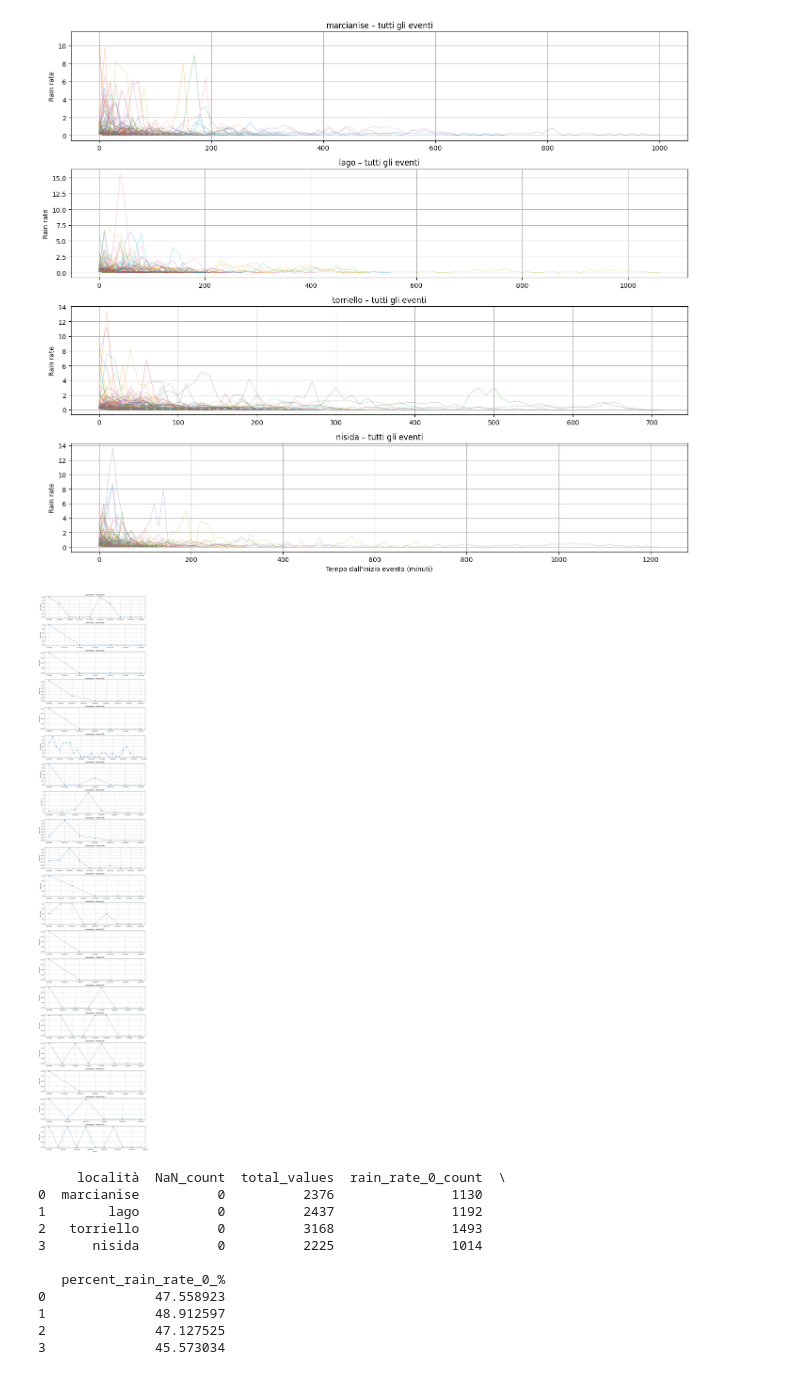
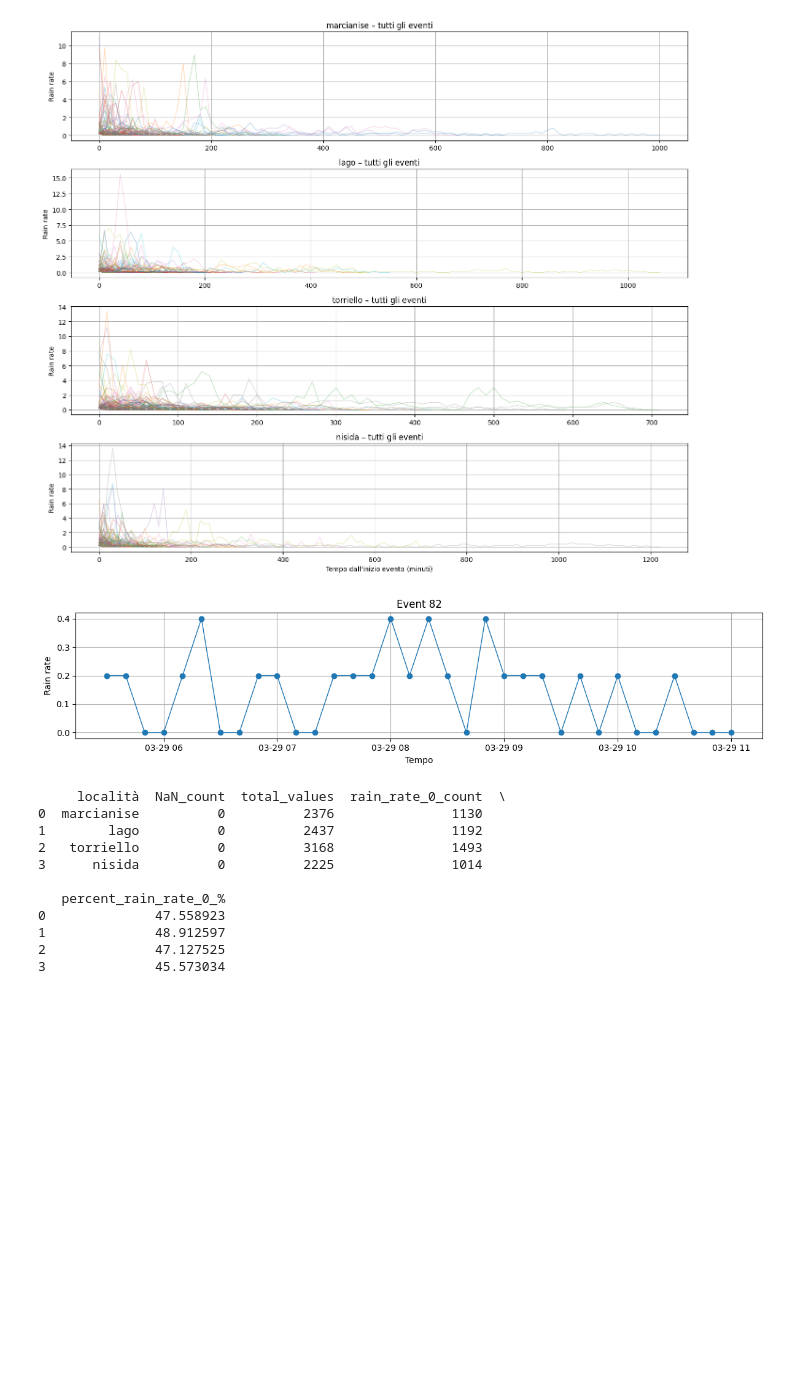
Before and after one commit to LuigiGalluccio/FederatedRainWeather, a Jupyter notebook: src/model/transformer/merge_csvs.ipynb, the cells around one changed output. Saved outputs shown, nothing was run; the diff lists cells and outputs as text; code cells hidden in the pictures; blank space fills up the shorter version.

```diff
--- a/src/model/transformer/merge_csvs.ipynb
+++ b/src/model/transformer/merge_csvs.ipynb
@@ -481,35 +481,35 @@ events = events_by_location[loc][event_range_start:event_range_end]
 # %%
 import matplotlib.pyplot as plt
 
 # parametri
 loc = "marcianise"
-event_range_start = 100
-event_range_end   = 120
+event_range_start = 82
+event_range_end   = 83
 
 # prendi gli eventi della località
 events = events_by_location[loc][event_range_start:event_range_end]
 
 # numero di eventi da plottare
 n_events = len(events)
 
 # crea figura con n subplot verticali
 fig, axes = plt.subplots(n_events, 1, figsize=(12, 3*n_events), sharex=False)
 
 # se c'è un solo evento, axes non è lista
 if n_events == 1:
     axes = [axes]
 
 for ax, i, ev in zip(axes, range(event_range_start, event_range_end), events):
     ax.plot(ev["datetime"], ev["rain_rate"], marker="o", linestyle="-", linewidth=1)
-    ax.set_title(f"{loc} – Evento {i}")
+    ax.set_title(f"Event {i}")
     ax.set_ylabel("Rain rate")
     ax.grid(True)
 
 axes[-1].set_xlabel("Tempo")
 plt.tight_layout()
 plt.show()
 # %% [output]
-[figure, old version]
+[figure, new version]
 # %%
 import pandas as pd
 
```
Also changed, not shown: parts of 2 cells of this notebook, 18 other files.
